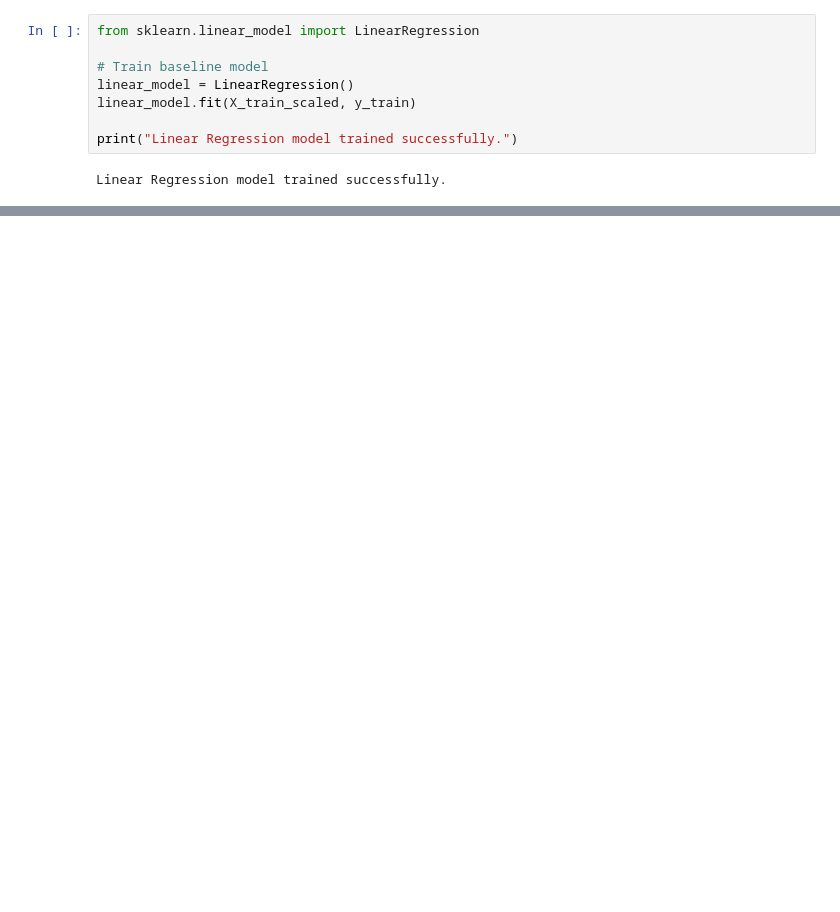
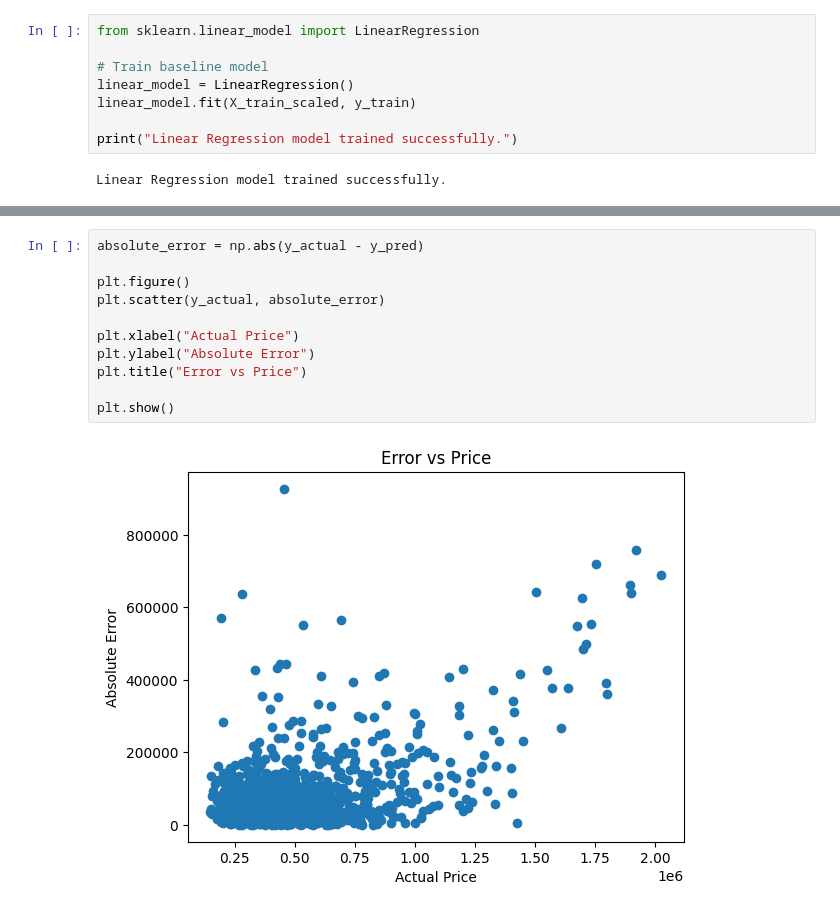
Before and after one commit to SabahAfroz/team115_hpp, a Jupyter notebook: HPP_MLP.ipynb, the cells around one changed output, grey strips where cells are left out. Saved outputs shown, nothing was run; the diff lists cells and outputs as text; blank space fills up the shorter version.

```diff
--- a/HPP_MLP.ipynb
+++ b/HPP_MLP.ipynb
@@ -144,0 +390,13 @@ print("MLP model trained successfully.")
+# %%
+absolute_error = np.abs(y_actual - y_pred)
+
+plt.figure()
+plt.scatter(y_actual, absolute_error)
+
+plt.xlabel("Actual Price")
+plt.ylabel("Absolute Error")
+plt.title("Error vs Price")
+
+plt.show()
+# %% [output]
+[figure, added]
```
Also changed, not shown: parts of 12 cells of this notebook, 2 other files.
